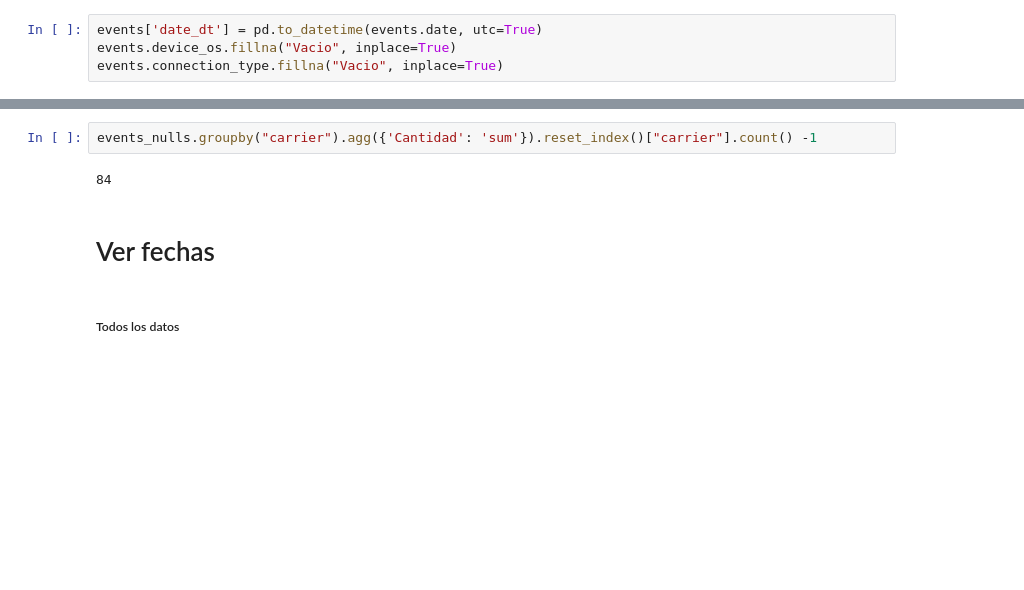
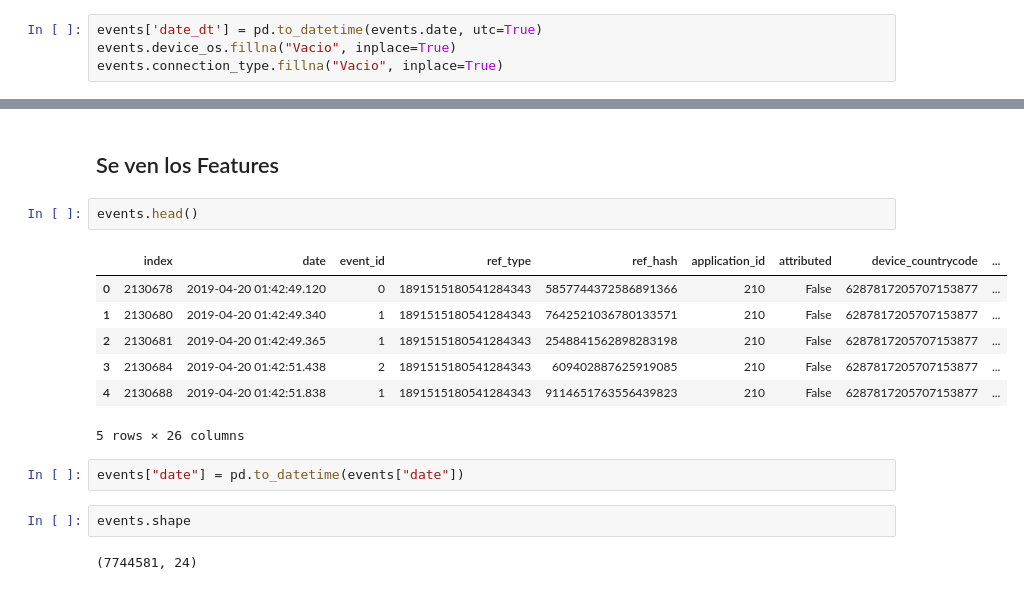
Before and after one commit to MartinRosasSommer/Datos2019, a Jupyter notebook: Analisis_Events.ipynb, the cells around one changed output, grey strips where cells are left out. Cells and saved outputs as stored; diff of their text form; blank space fills up the shorter version.

```diff
--- a/Analisis_Events.ipynb
+++ b/Analisis_Events.ipynb
@@ -218,9 +103,19 @@ Name: carrier, Length: 85, dtype: int64
-# %%
-events_nulls.groupby("carrier").agg({'Cantidad': 'sum'}).reset_index()["carrier"].count() -1
-# %% [output]
-84
-# %% [markdown]
-# Ver fechas
-# %% [markdown]
-##### Todos los datos
+# %% [markdown]
+## Se ven los Features
+# %%
+events.head()
+# %% [output]
+|  | index | date | event_id | ref_type | ref_hash | application_id | attributed | device_countrycode | ... |
+| 0 | 2130678 | 2019-04-20 01:42:49.120 | 0 | 1891515180541284343 | 5857744372586891366 | 210 | False | 6287817205707153877 | ... |
+| 1 | 2130680 | 2019-04-20 01:42:49.340 | 1 | 1891515180541284343 | 7642521036780133571 | 210 | False | 6287817205707153877 | ... |
+| 2 | 2130681 | 2019-04-20 01:42:49.365 | 1 | 1891515180541284343 | 2548841562898283198 | 210 | False | 6287817205707153877 | ... |
+| 3 | 2130684 | 2019-04-20 01:42:51.438 | 2 | 1891515180541284343 | 609402887625919085 | 210 | False | 6287817205707153877 | ... |
+| 4 | 2130688 | 2019-04-20 01:42:51.838 | 1 | 1891515180541284343 | 9114651763556439823 | 210 | False | 6287817205707153877 | ... |
+5 rows × 26 columns
+# %%
+events["date"] = pd.to_datetime(events["date"])
+# %%
+events.shape
+# %% [output]
+(7744581, 24)
 # %%
```
Also changed, not shown: parts of 85 cells of this notebook.
